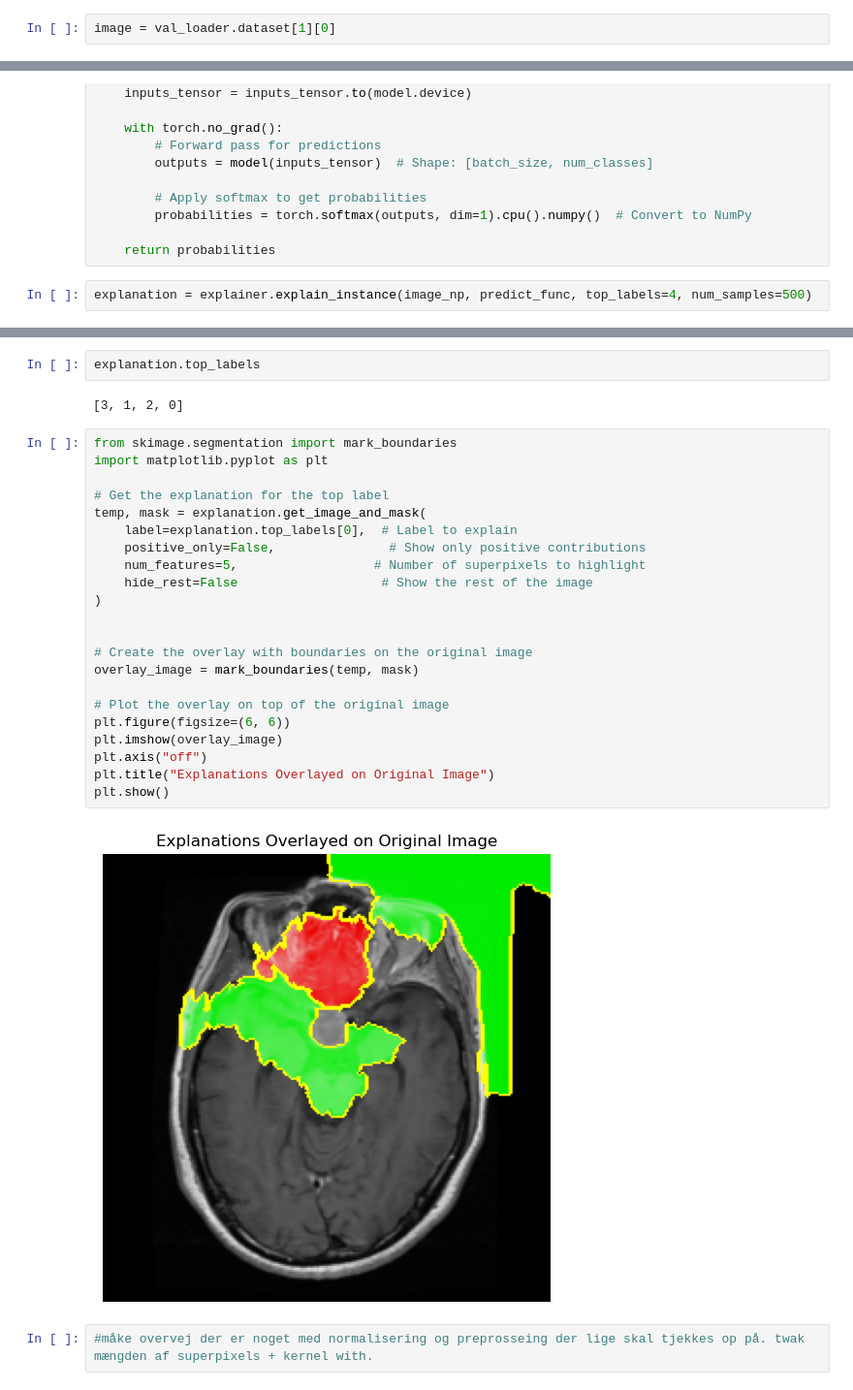
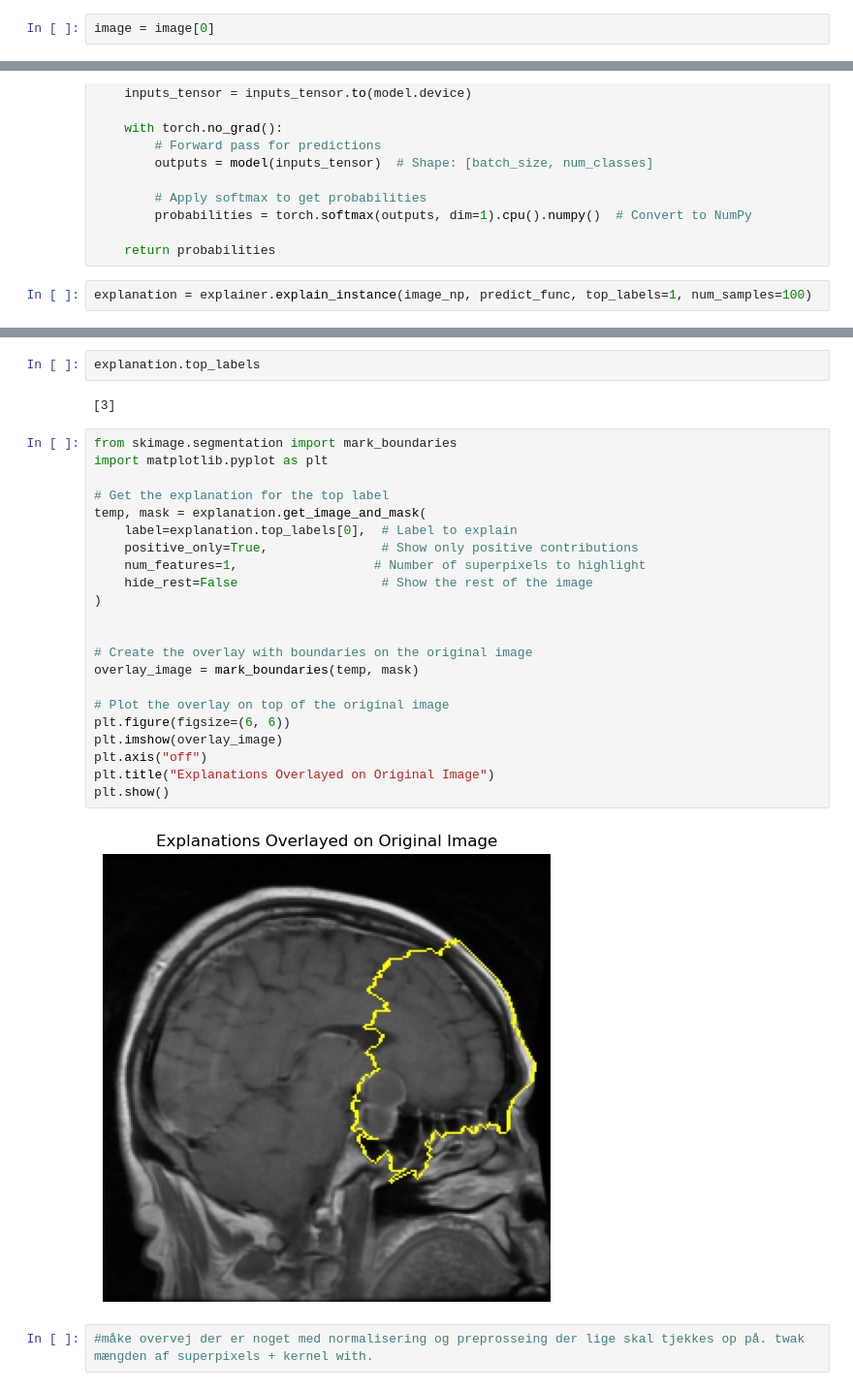
Before and after one commit to Andreas691667/DL24Project, a Jupyter notebook: vit_pretrained_LIME.ipynb, the cells around one changed output, grey strips where cells are left out. Shown at 97% size. Drawn from its saved outputs; the diff is of its cells as text.

```diff
--- a/vit_pretrained_LIME.ipynb
+++ b/vit_pretrained_LIME.ipynb
@@ -258,5 +271,5 @@ image = val_dataset[1]
 # %%
-image = val_loader.dataset[1][0]
+image = image[0]
 # %%
 image_np = image.permute(1, 2, 0).cpu().numpy()  # [3, 224, 224] -> [224, 224, 3]
 
@@ -288,5 +301,5 @@ def predict_func(inputs):
 
     return probabilities
 # %%
-explanation = explainer.explain_instance(image_np, predict_func, top_labels=4, num_samples=500)
+explanation = explainer.explain_instance(image_np, predict_func, top_labels=1, num_samples=100)
 # %% [output]
@@ -296,31 +314,31 @@ KeyboardInterrupt:
 # %%
 explanation.top_labels
 # %% [output]
-[3, 1, 2, 0]
+[3]
 # %%
 from skimage.segmentation import mark_boundaries
 import matplotlib.pyplot as plt
 
 # Get the explanation for the top label
 temp, mask = explanation.get_image_and_mask(
     label=explanation.top_labels[0],  # Label to explain
-    positive_only=False,               # Show only positive contributions
-    num_features=5,                  # Number of superpixels to highlight
+    positive_only=True,               # Show only positive contributions
+    num_features=1,                  # Number of superpixels to highlight
     hide_rest=False                   # Show the rest of the image
 )
 
 
 # Create the overlay with boundaries on the original image
 overlay_image = mark_boundaries(temp, mask)
 
 # Plot the overlay on top of the original image
 plt.figure(figsize=(6, 6))
 plt.imshow(overlay_image)
 plt.axis("off")
 plt.title("Explanations Overlayed on Original Image")
 plt.show()
 # %% [output]
-[figure, old version]
+[figure, new version]
 # %%
 #måke overvej der er noget med normalisering og preprosseing der lige skal tjekkes op på. twak mængden af superpixels + kernel with.
 # %%
```
Also changed, not shown: parts of 6 cells of this notebook.
